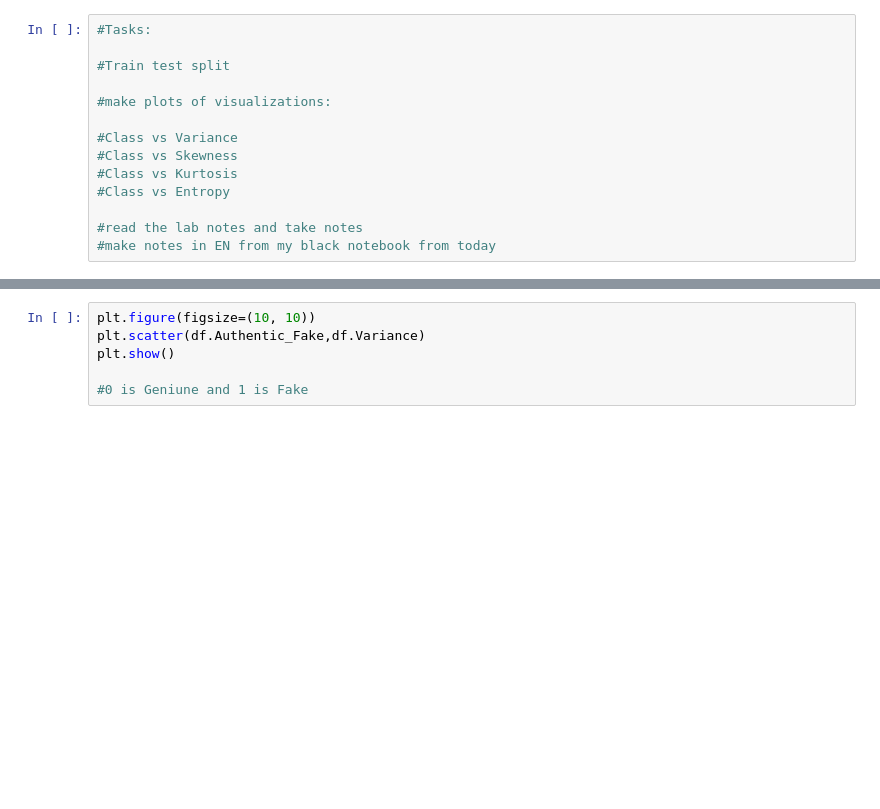
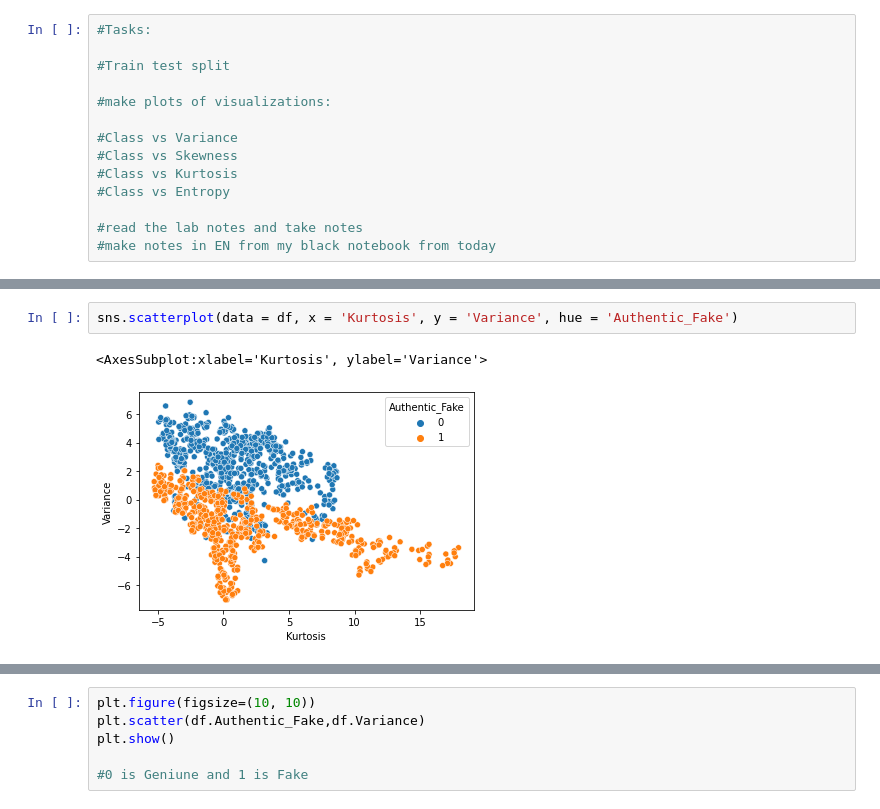
Before and after one commit to daniellejenkins17/Banknote_Classification_Real_Or_Fake, a Jupyter notebook: Banknote Day 1.ipynb, the cells around one changed output, grey strips where cells are left out. Saved outputs shown, nothing was run; the diff lists cells and outputs as text; blank space fills up the shorter version.

```diff
--- a/Banknote Day 1.ipynb
+++ b/Banknote Day 1.ipynb
@@ -158,0 +201,5 @@ sns.scatterplot(data = df, x = 'Entropy', y = 'Kurtosis', hue = 'Authentic_Fake'
+# %%
+sns.scatterplot(data = df, x = 'Kurtosis', y = 'Variance', hue = 'Authentic_Fake')
+# %% [output]
+<AxesSubplot:xlabel='Kurtosis', ylabel='Variance'>
+[figure, added]
```
Also changed, not shown: parts of 33 cells of this notebook, 1 other file.
